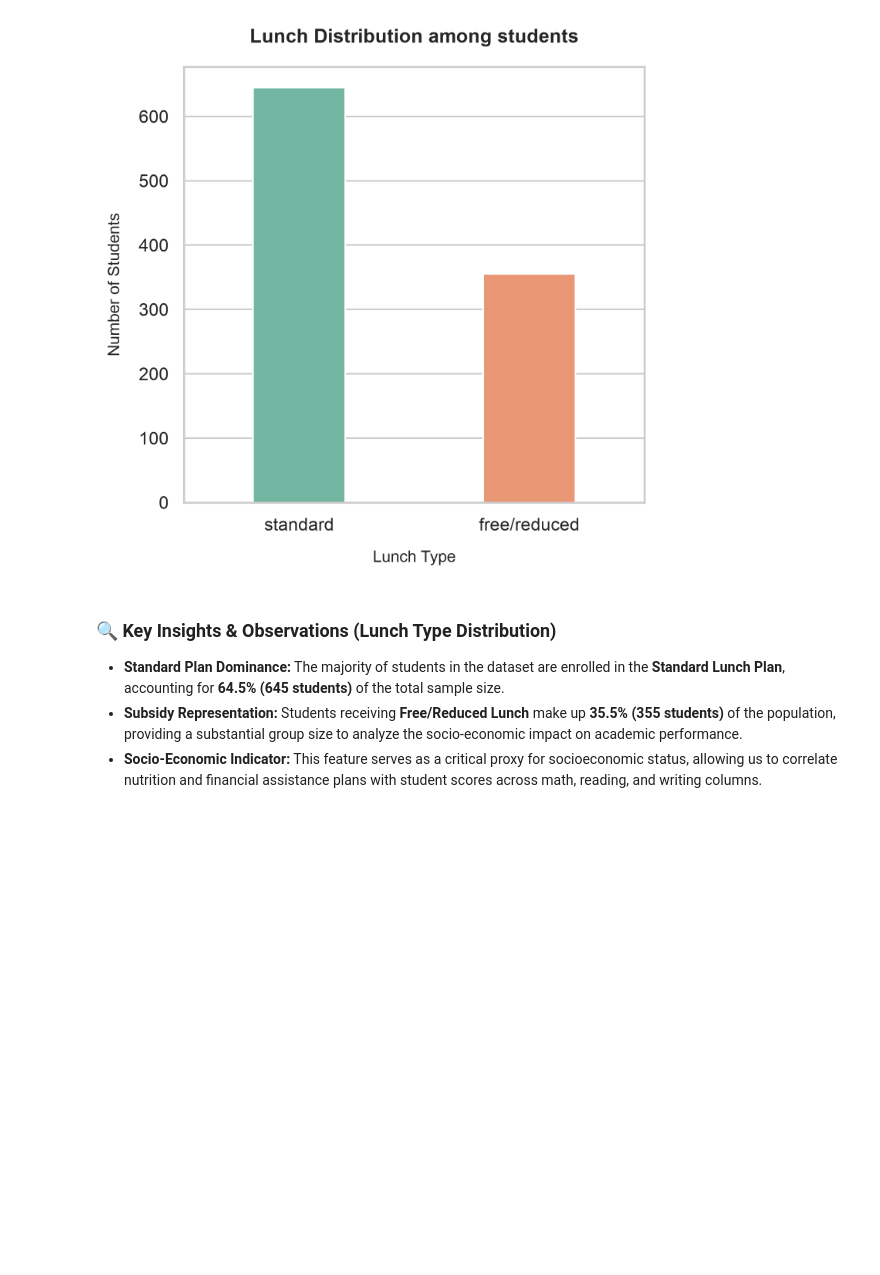
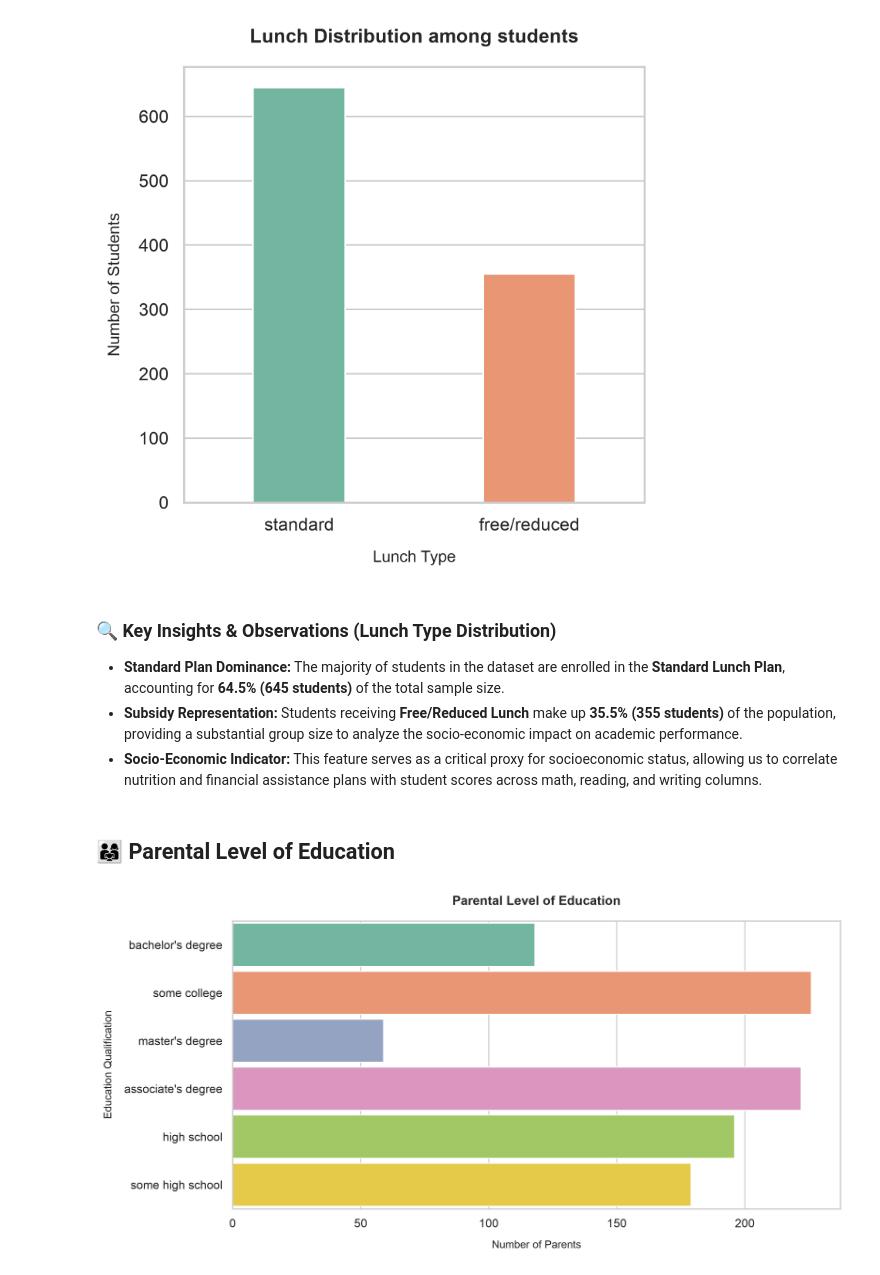
Before and after one commit to Pratyush-Guleria/data-analysis-projects, a Jupyter notebook: project-01-student-performance-analysis/notebooks/01_eda.ipynb, the cells around one changed output. Drawn from its saved outputs; the diff is of its cells as text; code cells hidden in the pictures; blank space fills up the shorter version.

Commit message:
Analysis of Parental education

```diff
--- a/project-01-student-performance-analysis/notebooks/01_eda.ipynb
+++ b/project-01-student-performance-analysis/notebooks/01_eda.ipynb
@@ -133,3 +133,26 @@ plt.show()
 * **Standard Plan Dominance:** The majority of students in the dataset are enrolled in the **Standard Lunch Plan**, accounting for **64.5% (645 students)** of the total sample size.
 * **Subsidy Representation:** Students receiving **Free/Reduced Lunch** make up **35.5% (355 students)** of the population, providing a substantial group size to analyze the socio-economic impact on academic performance.
 * **Socio-Economic Indicator:** This feature serves as a critical proxy for socioeconomic status, allowing us to correlate nutrition and financial assistance plans with student scores across math, reading, and writing columns.
+# %% [markdown]
+## 👨‍👩‍👧 Parental Level of Education
+# %%
+plt.figure(figsize=(10,5))
+
+sns.countplot(data = df,
+              y = "parental level of education",
+              hue = "parental level of education",
+              palette = "Set2",
+              legend = False,
+              width = 0.9,
+)
+
+plt.title("Parental Level of Education", fontsize = 12, fontweight = "bold", pad = 15)
+
+plt.ylabel("Education Qualification", fontsize = 10, labelpad = 10)
+plt.xlabel("Number of Parents", fontsize = 10, labelpad = 10)
+
+plt.tight_layout()
+plt.savefig("../images/parental_level_of_education.png", dpi = 300, bbox_inches = "tight")
+plt.show()
+# %% [output]
+[figure, added]
```
Also changed, not shown: parts of 1 cell of this notebook.
